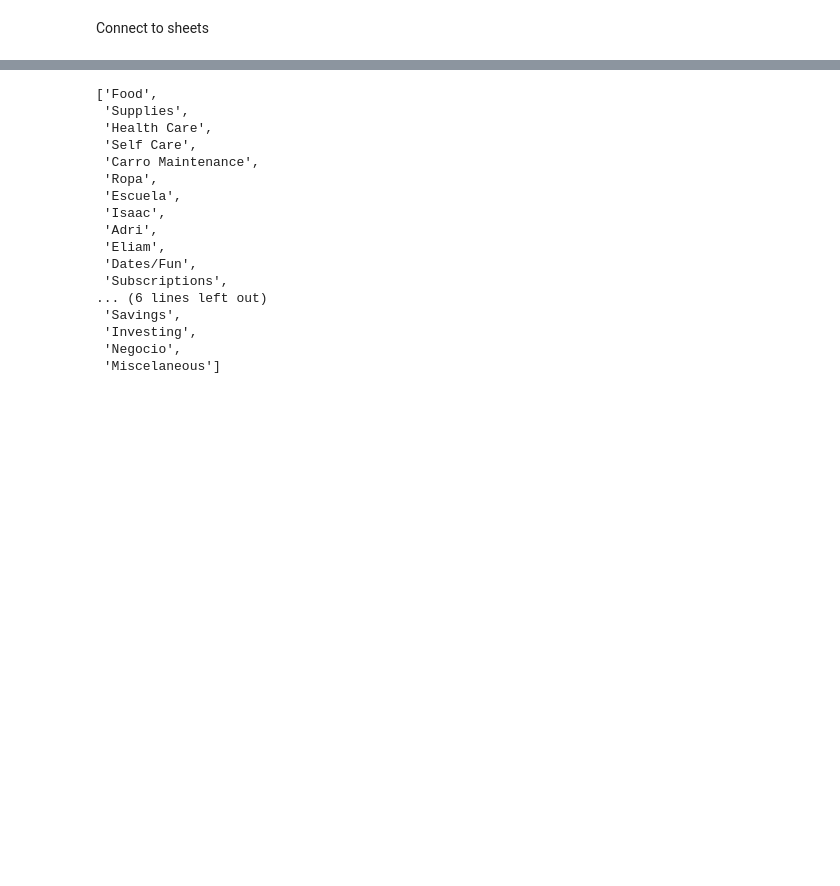
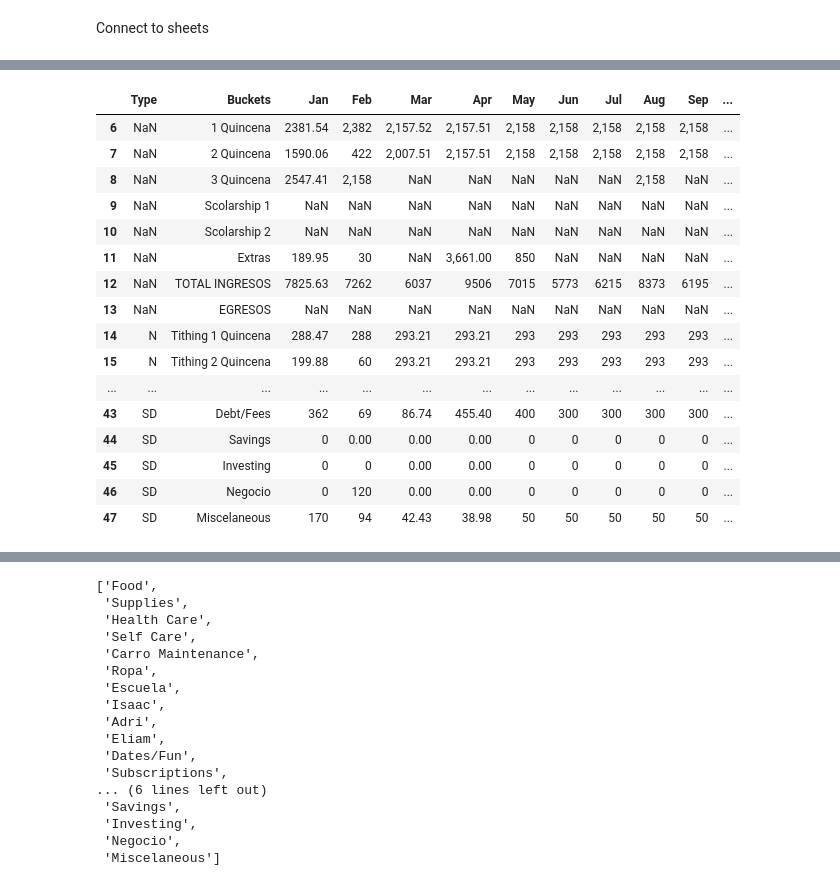
Before and after one commit to isaacaguilar97/budget, a Jupyter notebook: test.ipynb, the cells around one changed output, grey strips where cells are left out. Drawn from its saved outputs; the diff is of its cells as text; code cells hidden in the pictures; blank space fills up the shorter version.

```diff
--- a/test.ipynb
+++ b/test.ipynb
@@ -63,0 +45,20 @@ categories = categories.reset_index(drop=True)
+# %%
+b_df[6:48]
+# %% [output]
+|  | Type | Buckets | Jan | Feb | Mar | Apr | May | Jun | Jul | Aug | Sep | ... |
+| 6 | NaN | 1 Quincena | 2381.54 | 2,382 | 2,157.52 | 2,157.51 | 2,158 | 2,158 | 2,158 | 2,158 | 2,158 | ... |
+| 7 | NaN | 2 Quincena | 1590.06 | 422 | 2,007.51 | 2,157.51 | 2,158 | 2,158 | 2,158 | 2,158 | 2,158 | ... |
+| 8 | NaN | 3 Quincena | 2547.41 | 2,158 | NaN | NaN | NaN | NaN | NaN | 2,158 | NaN | ... |
+| 9 | NaN | Scolarship 1 | NaN | NaN | NaN | NaN | NaN | NaN | NaN | NaN | NaN | ... |
+| 10 | NaN | Scolarship 2 | NaN | NaN | NaN | NaN | NaN | NaN | NaN | NaN | NaN | ... |
+| 11 | NaN | Extras | 189.95 | 30 | NaN | 3,661.00 | 850 | NaN | NaN | NaN | NaN | ... |
+| 12 | NaN | TOTAL INGRESOS | 7825.63 | 7262 | 6037 | 9506 | 7015 | 5773 | 6215 | 8373 | 6195 | ... |
+| 13 | NaN | EGRESOS | NaN | NaN | NaN | NaN | NaN | NaN | NaN | NaN | NaN | ... |
+| 14 | N | Tithing 1 Quincena | 288.47 | 288 | 293.21 | 293.21 | 293 | 293 | 293 | 293 | 293 | ... |
+| 15 | N | Tithing 2 Quincena | 199.88 | 60 | 293.21 | 293.21 | 293 | 293 | 293 | 293 | 293 | ... |
+| ... | ... | ... | ... | ... | ... | ... | ... | ... | ... | ... | ... | ... |
+| 43 | SD | Debt/Fees | 362 | 69 | 86.74 | 455.40 | 400 | 300 | 300 | 300 | 300 | ... |
+| 44 | SD | Savings | 0 | 0.00 | 0.00 | 0.00 | 0 | 0 | 0 | 0 | 0 | ... |
+| 45 | SD | Investing | 0 | 0 | 0.00 | 0.00 | 0 | 0 | 0 | 0 | 0 | ... |
+| 46 | SD | Negocio | 0 | 120 | 0.00 | 0.00 | 0 | 0 | 0 | 0 | 0 | ... |
+| 47 | SD | Miscelaneous | 170 | 94 | 42.43 | 38.98 | 50 | 50 | 50 | 50 | 50 | ... |
```
Also changed, not shown: parts of 5 cells of this notebook, 1 other file.
